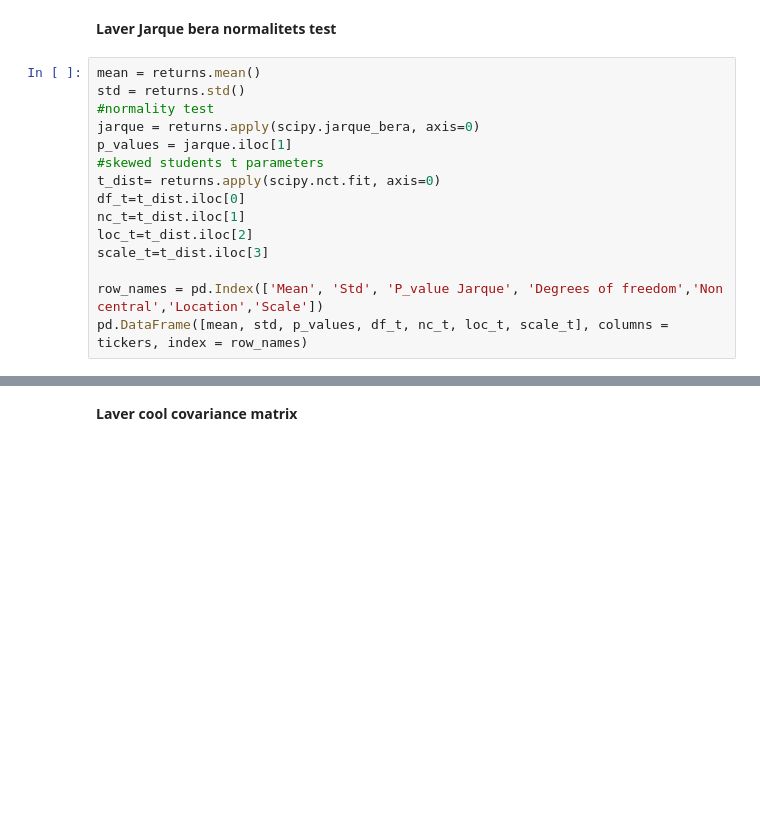
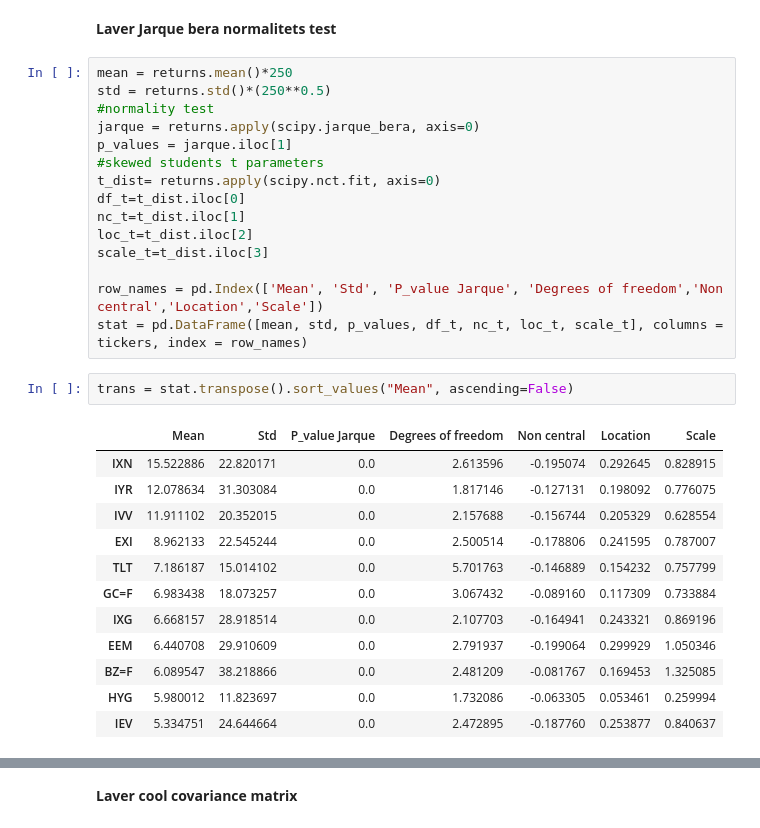
Before and after one commit to neriksen/thesis, a Jupyter notebook: Description of data/description_of_data.ipynb, the cells around one changed output, grey strips where cells are left out. Cells and saved outputs as stored; diff of their text form; blank space fills up the shorter version.

```diff
--- a/Description of data/description_of_data.ipynb
+++ b/Description of data/description_of_data.ipynb
@@ -95,8 +99,8 @@ for ticker in ticker_list:
 # %% [markdown]
 **Laver Jarque bera normalitets test**
 # %%
-mean = returns.mean()
-std = returns.std()
+mean = returns.mean()*250
+std = returns.std()*(250**0.5)
 #normality test
 jarque = returns.apply(scipy.jarque_bera, axis=0)
 p_values = jarque.iloc[1]
@@ -108,4 +112,19 @@ loc_t=t_dist.iloc[2]
 scale_t=t_dist.iloc[3]
 
 row_names = pd.Index(['Mean', 'Std', 'P_value Jarque', 'Degrees of freedom','Non central','Location','Scale'])
-pd.DataFrame([mean, std, p_values, df_t, nc_t, loc_t, scale_t], columns = tickers, index = row_names)
+stat = pd.DataFrame([mean, std, p_values, df_t, nc_t, loc_t, scale_t], columns = tickers, index = row_names)
+# %%
+trans = stat.transpose().sort_values("Mean", ascending=False)
+# %% [output]
+|  | Mean | Std | P_value Jarque | Degrees of freedom | Non central | Location | Scale |
+| IXN | 15.522886 | 22.820171 | 0.0 | 2.613596 | -0.195074 | 0.292645 | 0.828915 |
+| IYR | 12.078634 | 31.303084 | 0.0 | 1.817146 | -0.127131 | 0.198092 | 0.776075 |
+| IVV | 11.911102 | 20.352015 | 0.0 | 2.157688 | -0.156744 | 0.205329 | 0.628554 |
+| EXI | 8.962133 | 22.545244 | 0.0 | 2.500514 | -0.178806 | 0.241595 | 0.787007 |
+| TLT | 7.186187 | 15.014102 | 0.0 | 5.701763 | -0.146889 | 0.154232 | 0.757799 |
+| GC=F | 6.983438 | 18.073257 | 0.0 | 3.067432 | -0.089160 | 0.117309 | 0.733884 |
+| IXG | 6.668157 | 28.918514 | 0.0 | 2.107703 | -0.164941 | 0.243321 | 0.869196 |
+| EEM | 6.440708 | 29.910609 | 0.0 | 2.791937 | -0.199064 | 0.299929 | 1.050346 |
+| BZ=F | 6.089547 | 38.218866 | 0.0 | 2.481209 | -0.081767 | 0.169453 | 1.325085 |
+| HYG | 5.980012 | 11.823697 | 0.0 | 1.732086 | -0.063305 | 0.053461 | 0.259994 |
+| IEV | 5.334751 | 24.644664 | 0.0 | 2.472895 | -0.187760 | 0.253877 | 0.840637 |
```
Also changed, not shown: parts of 8 cells of this notebook.
